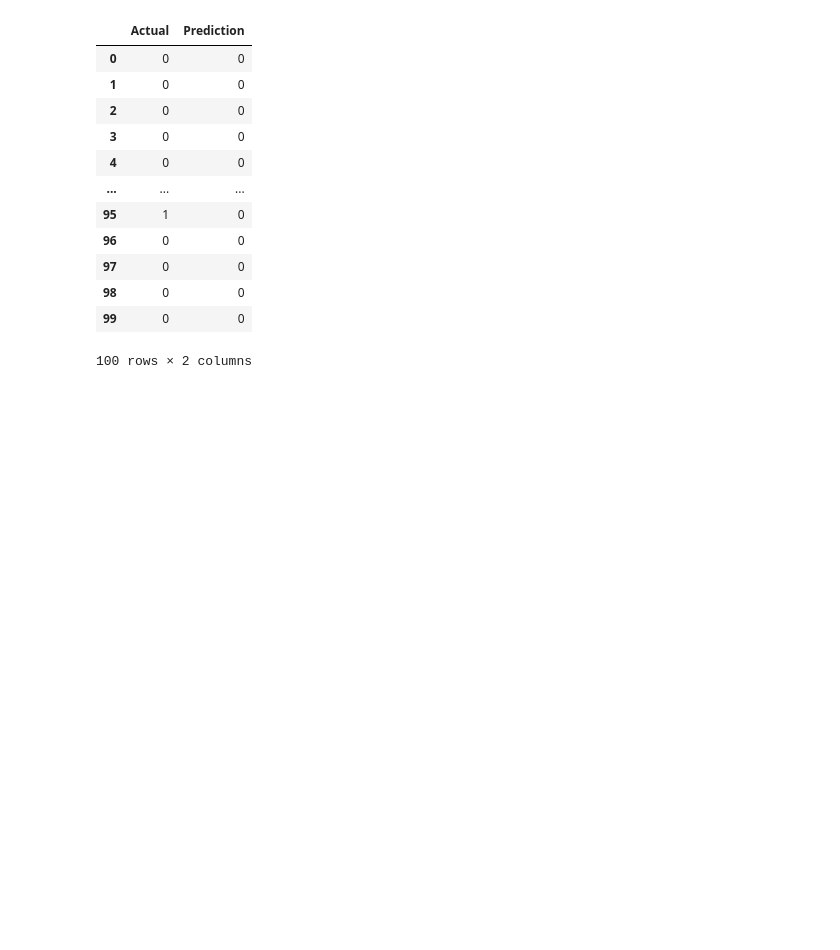
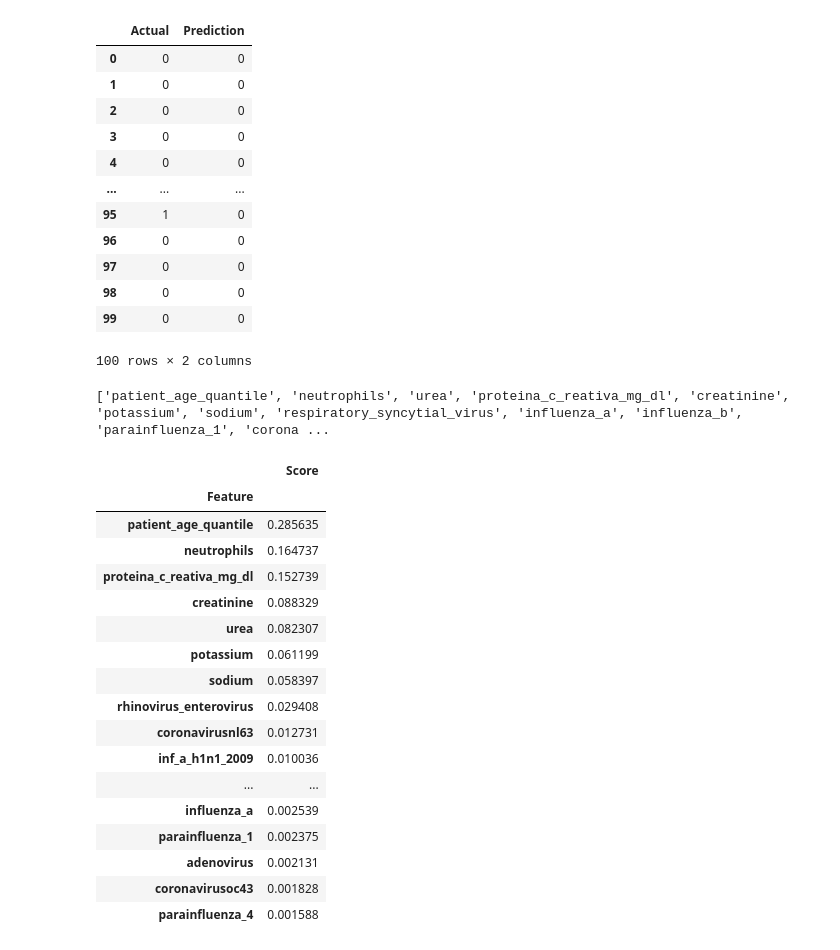
Before and after one commit to alexisperumal/ucsd_data_science_final_project, a Jupyter notebook: arun/Model_Notebook/othertests_RandomForest.ipynb, the cells around one changed output. Cells and saved outputs as stored; diff of their text form; code cells hidden in the pictures; blank space fills up the shorter version.

```diff
--- a/arun/Model_Notebook/othertests_RandomForest.ipynb
+++ b/arun/Model_Notebook/othertests_RandomForest.ipynb
@@ -86,0 +98,4 @@ dataset_new_2_encoding_merged.head()
+# %%
+# list(dataset) columns
+list_X = list(dataset_new_2_encoding_merged_2.columns)
+print(list_X)
@@ -201,3 +218,34 @@ df.head(100)
 | 98 | 0 | 0 |
 | 99 | 0 | 0 |
 100 rows × 2 columns
+# %%
+# list of all the X columns
+feature_names = list_X
+print(feature_names)
+# %% [output]
+['patient_age_quantile', 'neutrophils', 'urea', 'proteina_c_reativa_mg_dl', 'creatinine', 'potassium', 'sodium', 'respiratory_syncytial_virus', 'influenza_a', 'influenza_b', 'parainfluenza_1', 'corona ...
+# %%
+# Determine which features should to be kept
+preSelected_features = sorted(zip(model.feature_importances_, feature_names), reverse=True)
+ranked_features = pd.DataFrame(preSelected_features, columns=['Score', 'Feature'])
+ranked_features = ranked_features.set_index('Feature')
+ranked_features
+# %% [output]
+|  | Score |
+| Feature |  |
+| patient_age_quantile | 0.285635 |
+| neutrophils | 0.164737 |
+| proteina_c_reativa_mg_dl | 0.152739 |
+| creatinine | 0.088329 |
+| urea | 0.082307 |
+| potassium | 0.061199 |
+| sodium | 0.058397 |
+| rhinovirus_enterovirus | 0.029408 |
+| coronavirusnl63 | 0.012731 |
+| inf_a_h1n1_2009 | 0.010036 |
+| ... | ... |
+| influenza_a | 0.002539 |
+| parainfluenza_1 | 0.002375 |
+| adenovirus | 0.002131 |
+| coronavirusoc43 | 0.001828 |
+| parainfluenza_4 | 0.001588 |
```
Also changed, not shown: parts of 21 cells of this notebook, 10 other files.
